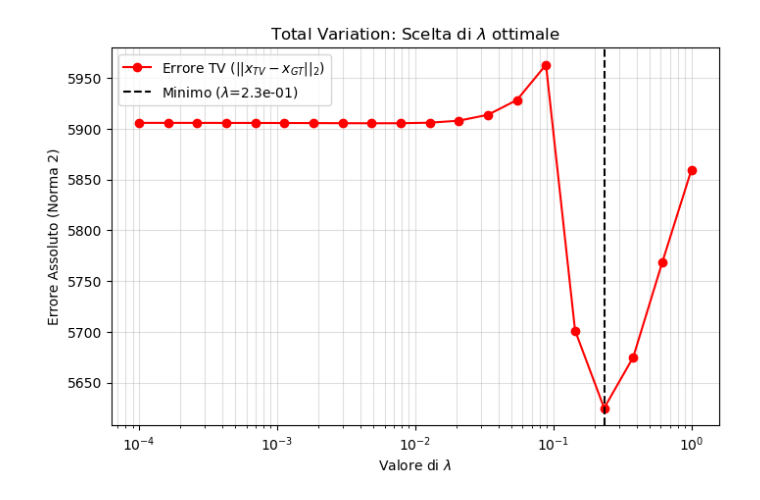
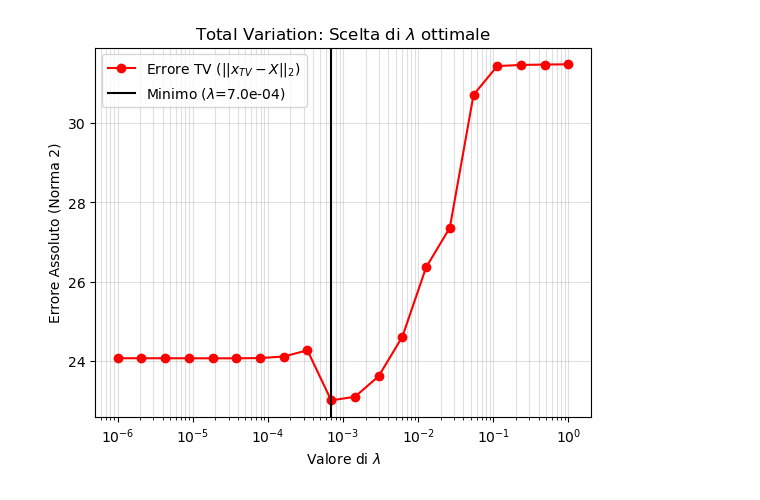
Before and after one commit to ItsTixel/calcolo_numerico, a Jupyter notebook: homeworks/hw4/hw_4.ipynb, the cells around one changed output. Saved outputs shown, nothing was run; the diff lists cells and outputs as text; code cells hidden in the pictures.

```diff
--- a/homeworks/hw4/hw_4.ipynb
+++ b/homeworks/hw4/hw_4.ipynb
@@ -314,0 +175,19 @@ Residuo al lambda discrepanza: 6628.4482
+# %%
+lambdas_tv = np.logspace(-6, 0, 20)
+
+errors_tv = []
+solutions_tv = []
+
+beta = 1e-3
+gd_tv_solver = solvers.GDTotalVariation(A, beta=beta)
+
+x0 = np.zeros_like(X)
+kmax = 50
+tolf = 1e-8
+tolx = 1e-8
+
+for lmbda in lambdas_tv:
+    val, _, _ = gd_tv_solver.solve(y_delta, lmbda, x0, kmax, tolf, tolx)
+    err = np.linalg.norm(val - X)
+    errors_tv.append(err)
+    solutions_tv.append(val)
@@ -315,33 +215,4 @@ Residuo al lambda discrepanza: 6628.4482
 # %%
-lambdas_tv = np.logspace(-4, 0, 20)
-
-errors_tv = []
-solutions_tv = []
-
-beta = 1e-3
-gd_tv_solver = solvers.GDTotalVariation(A, beta=beta)
-
-x0 = np.zeros_like(A)
-kmax = 50
-tolf = 1e-8
-tolx = 1e-8
-
-print(f"Avvio scansione su {len(lambdas_tv)} valori di lambda per TV...")
-
-# --- 2. Ciclo di Ottimizzazione ---
-for lmbda in lambdas_tv:
-    # Il metodo solve prende lambda come argomento
-    # x_TV, obj_val, grad_norm = ...
-    val, _, _ = gd_tv_solver.solve(y_delta1, lmbda, x0, kmax, tolf, tolx)
-
-    # Calcolo errore rispetto al Ground Truth
-    err = np.linalg.norm(val - A)
-
-    errors_tv.append(err)
-    solutions_tv.append(val)
-
-# --- 3. Selezione del Miglior Lambda (Minimo Errore) ---
-errors_tv = np.array(errors_tv)
 idx_min_tv = np.argmin(errors_tv)
 
 best_lambda_tv = lambdas_tv[idx_min_tv]
@@ -351,43 +222,28 @@ min_err_tv = errors_tv[idx_min_tv]
 print(f"\nMiglior Lambda TV: {best_lambda_tv:.2e}")
 print(f"Errore Minimo TV: {min_err_tv:.4f}")
 
-# --- 4. Visualizzazione Grafico Errore vs Lambda ---
-plt.figure(figsize=(8, 5))
-plt.semilogx(lambdas_tv, errors_tv, 'r-o', label=r'Errore TV ($||x_{TV} - x_{GT}||_2$)')
-plt.axvline(x=best_lambda_tv, color='k', linestyle='--', label=fr'Minimo ($\lambda$={best_lambda_tv:.1e})')
+plt.semilogx(lambdas_tv, errors_tv, 'r-o', label=r'Errore TV ($||x_{TV} - X||_2$)')
+plt.axvline(x=best_lambda_tv, color='k', label=fr'Minimo ($\lambda$={best_lambda_tv:.1e})')
 plt.xlabel(r'Valore di $\lambda$')
 plt.ylabel('Errore Assoluto (Norma 2)')
 plt.title(r'Total Variation: Scelta di $\lambda$ ottimale')
 plt.legend()
 plt.grid(True, which="both", ls="-", alpha=0.4)
+plt.savefig("./graphs/graph_TV1.png", dpi=300, bbox_inches='tight')
 plt.show()
 
-# --- 5. Visualizzazione Immagini Finali ---
-plt.figure(figsize=(15, 5))
+ssim_x = utilities.ssim(x_best_tv, X)
+psnr_x = utilities.psnr(x_best_tv, X)
 
-# Ground Truth
-plt.subplot(1, 3, 1)
-plt.imshow(A, cmap="gray")
-plt.axis("off")
-plt.title("Ground Truth")
-
-# Corrotta
-plt.subplot(1, 3, 2)
-plt.imshow(y_delta1, cmap="gray")
-plt.axis("off")
-plt.title("Dato Corrotto")
-
-# Miglior Ricostruzione TV
-plt.subplot(1, 3, 3)
 plt.imshow(x_best_tv, cmap="gray")
 plt.axis("off")
-plt.title(fr"Best TV ($\lambda$={best_lambda_tv:.1e}) PSNR: {utilities.psnr(x_best_tv, A):.2f}")
+plt.title(fr"Best TV ($\lambda$={best_lambda_tv:.1e}) PSNR: {psnr_x:.2f} SSIM: {ssim_x:.2f} ")
 
 plt.tight_layout()
+plt.savefig("./graphs/image_TV1.png", dpi=300, bbox_inches='tight')
 plt.show()
 
-# --- 6. Metriche ---
 print("-" * 30)
-print(f"PSNR TV Ottimale: {utilities.psnr(x_best_tv, A):.2f} dB")
-print(f"SSIM TV Ottimale: {utilities.psnr(x_best_tv, A):.2f}") # Nota: verifica se utilities ha ssim o usa skimage
+print(f"PSNR TV Ottimale: {psnr_x} dB")
+print(f"SSIM TV Ottimale: {ssim_x}")
 # %% [output]
@@ -398 +252 @@ Errore Minimo TV: 5624.8188
-[figure, old version]
+[figure, new version]
```
Also changed, not shown: parts of 28 cells of this notebook, 17 other files.
